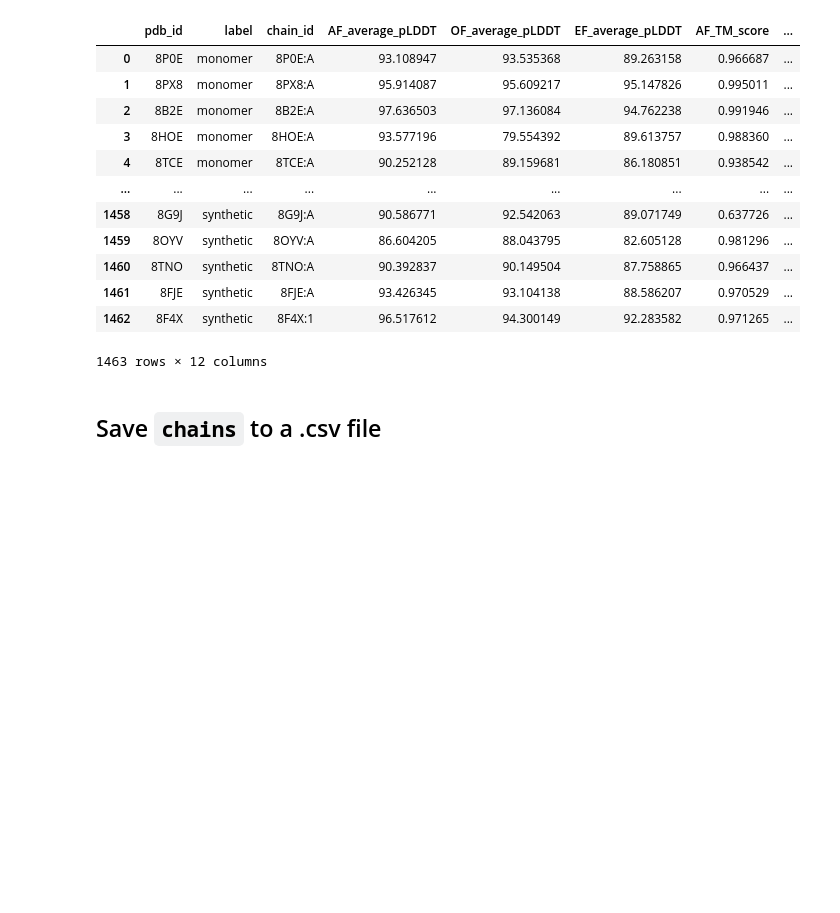
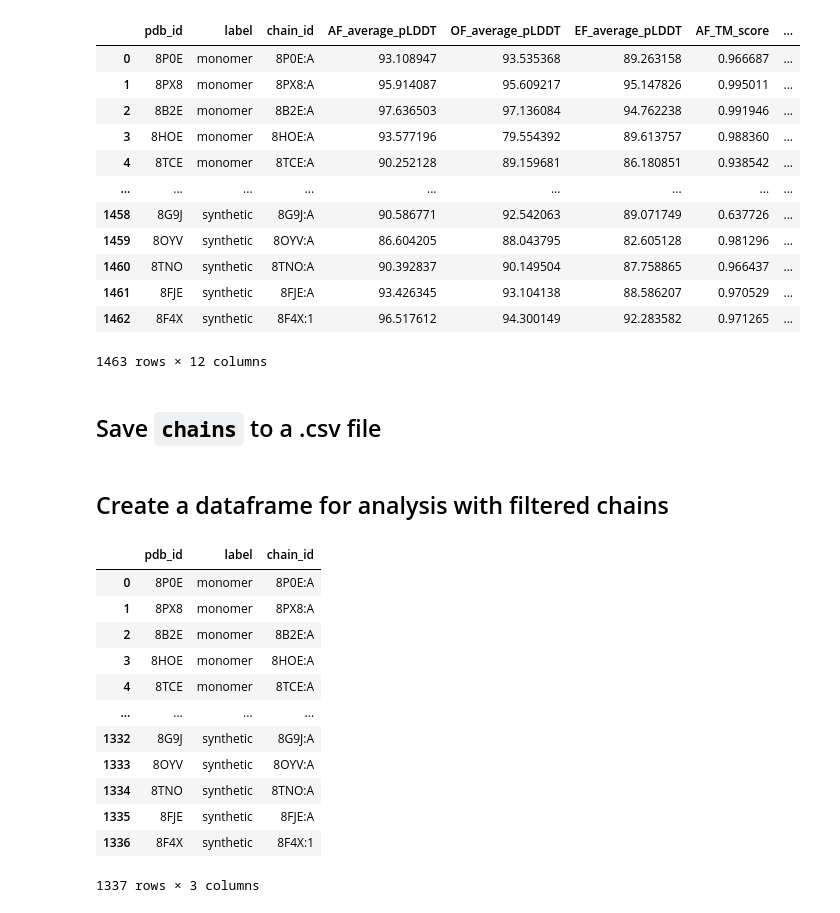
Before and after one commit to ML-Bioinfo-CEITEC/CAoPSPT, a Jupyter notebook: evaluation/evaluation.ipynb, the cells around one changed output. Cells and saved outputs as stored; diff of their text form; code cells hidden in the pictures; blank space fills up the shorter version.

```diff
--- a/evaluation/evaluation.ipynb
+++ b/evaluation/evaluation.ipynb
@@ -331,3 +331,22 @@ chains
 ## Save `chains` to a .csv file
 # %%
 chains.to_csv("data/chains_evaluation.csv", sep = ",", index = False)
+# %% [markdown]
+## Create a dataframe for analysis with filtered chains
+# %%
+chains_filtered = pd.read_csv("data/filtered/chains_filtered.csv")
+chains_filtered
+# %% [output]
+|  | pdb_id | label | chain_id |
+| 0 | 8P0E | monomer | 8P0E:A |
+| 1 | 8PX8 | monomer | 8PX8:A |
+| 2 | 8B2E | monomer | 8B2E:A |
+| 3 | 8HOE | monomer | 8HOE:A |
+| 4 | 8TCE | monomer | 8TCE:A |
+| ... | ... | ... | ... |
+| 1332 | 8G9J | synthetic | 8G9J:A |
+| 1333 | 8OYV | synthetic | 8OYV:A |
+| 1334 | 8TNO | synthetic | 8TNO:A |
+| 1335 | 8FJE | synthetic | 8FJE:A |
+| 1336 | 8F4X | synthetic | 8F4X:1 |
+1337 rows × 3 columns
```
Also changed, not shown: parts of 1 cell of this notebook, 21 other files.
